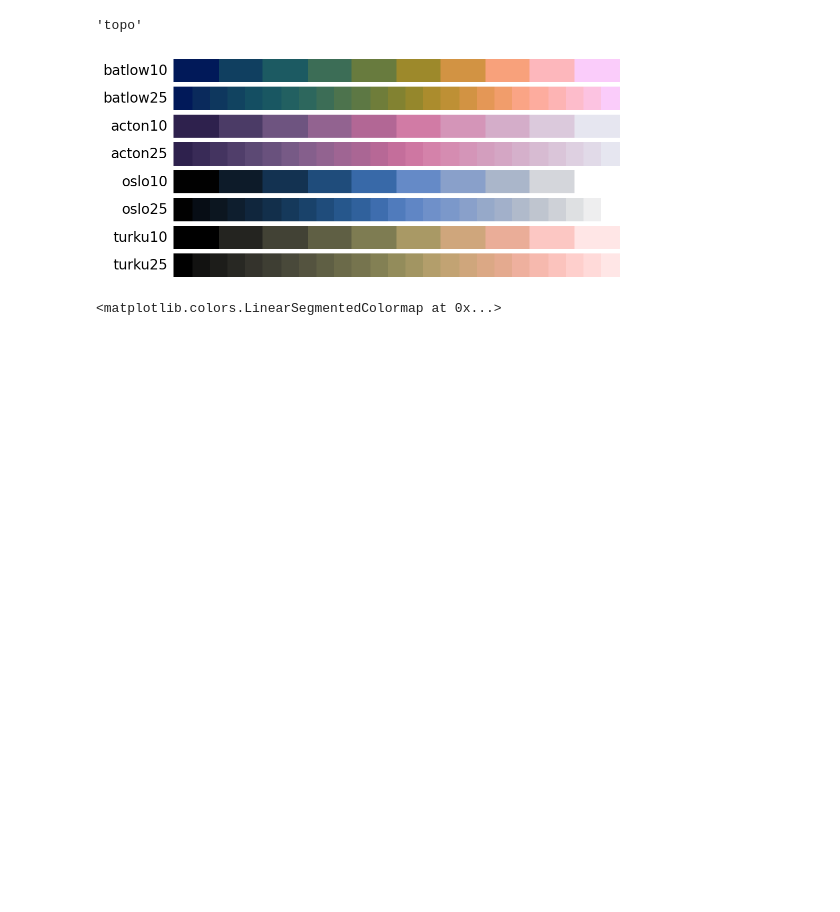
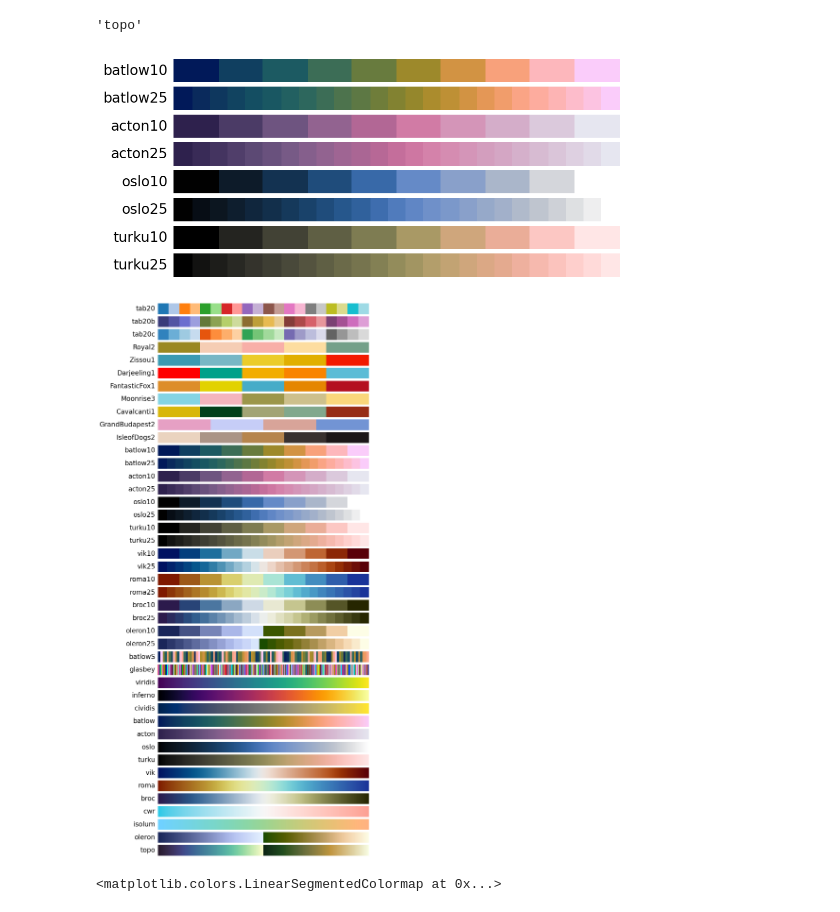
Before and after one commit to yang3kc/scicolor, a Jupyter notebook: exps/try_out_package.ipynb, the cells around one changed output. Cells and saved outputs as stored; diff of their text form; code cells hidden in the pictures; blank space fills up the shorter version.

```diff
--- a/exps/try_out_package.ipynb
+++ b/exps/try_out_package.ipynb
@@ -20,6 +20,10 @@ color_list_full = scicolor.color_info_df
 scicolor.plot_cmaps(cm_class='sequential', cm_type="discrete", color_blind_friendly=True)
 # %% [output]
 [figure]
+# %%
+scicolor.plot_cmaps()
+# %% [output]
+[figure, added]
 # %%
 scicolor.get_cmap('oslo')
 # %% [output]
```
